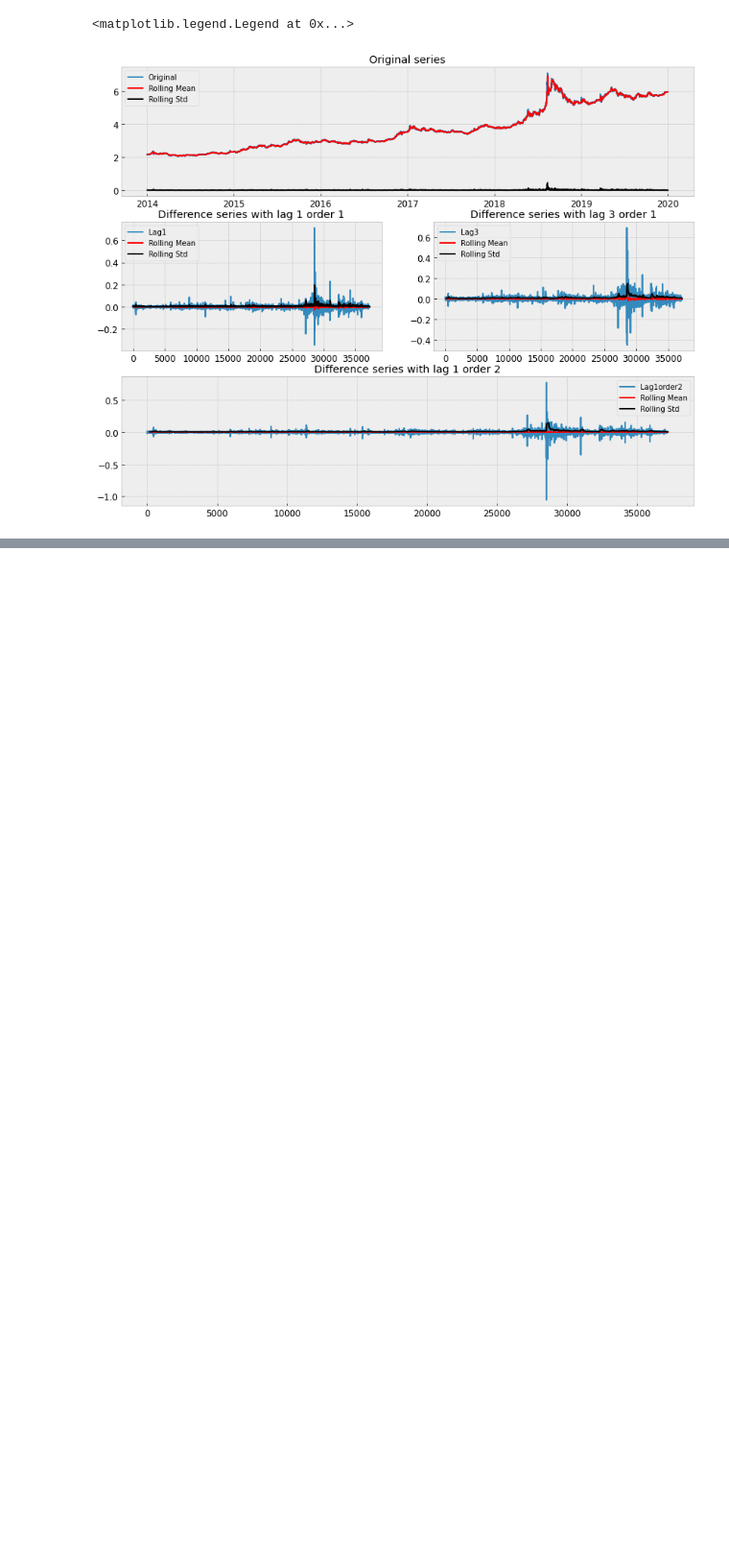
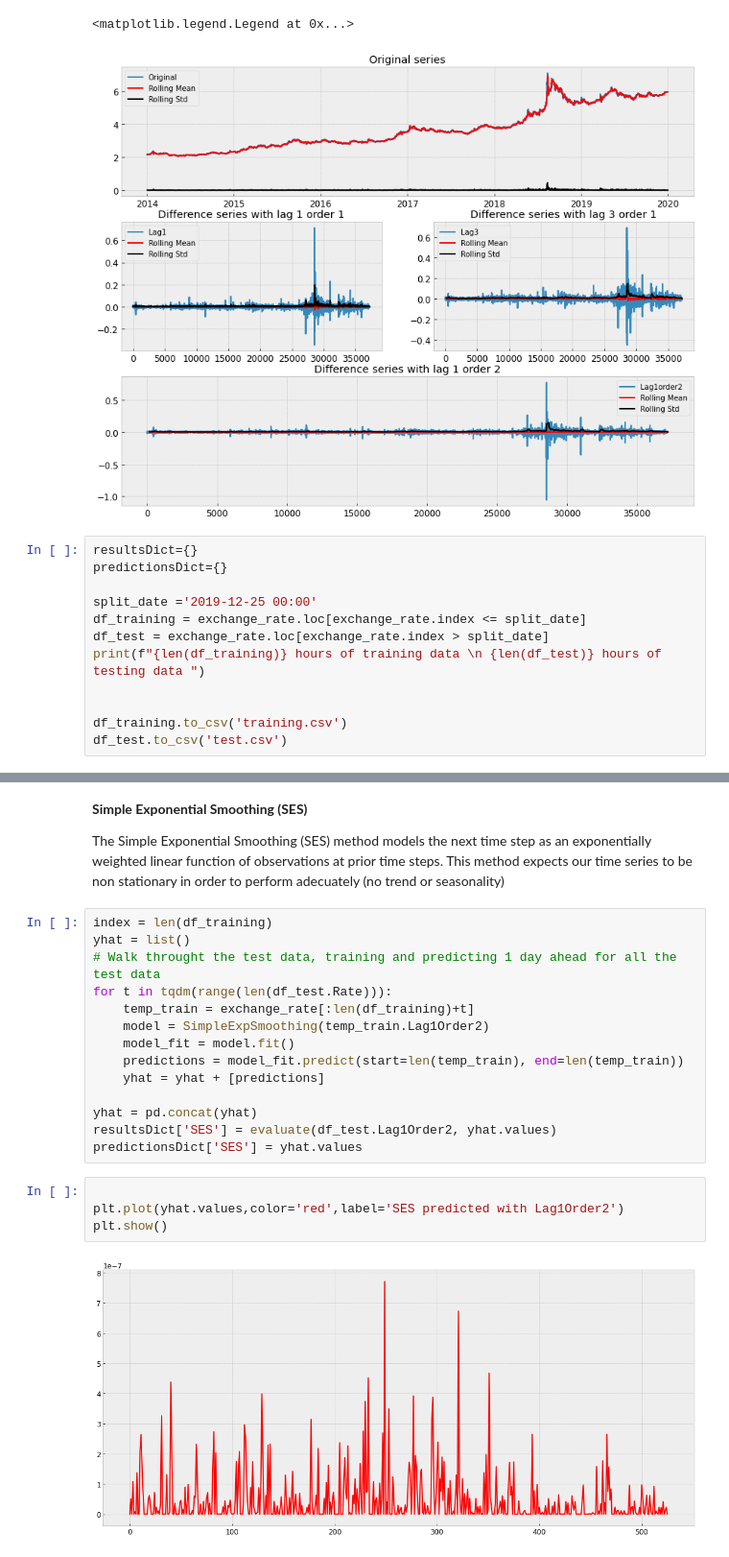
Before and after one commit to aburak256/Currency-with-Twitter, a Jupyter notebook: Project.ipynb, the cells around one changed output, grey strips where cells are left out. Shown at 96% size. Cells and saved outputs as stored; diff of their text form; blank space fills up the shorter version.

```diff
--- a/Project.ipynb
+++ b/Project.ipynb
@@ -310,3 +314,15 @@ lag1order2.legend(loc='best')
 # %% [output]
 <matplotlib.legend.Legend at 0x...>
 [figure]
+# %%
+resultsDict={}
+predictionsDict={}
+
+split_date ='2019-12-25 00:00'
+df_training = exchange_rate.loc[exchange_rate.index <= split_date]
+df_test = exchange_rate.loc[exchange_rate.index > split_date]
+print(f"{len(df_training)} hours of training data \n {len(df_test)} hours of testing data ")
+
+
+df_training.to_csv('training.csv')
+df_test.to_csv('test.csv')
@@ -312,0 +341,24 @@ lag1order2.legend(loc='best')
+# %% [markdown]
+**Simple Exponential Smoothing (SES)**
+
+The Simple Exponential Smoothing (SES) method models the next time step as an exponentially weighted linear function of observations at prior time steps. This method expects our time series to be non stationary in order to perform adecuately (no trend or seasonality)
+# %%
+index = len(df_training)
+yhat = list()
+# Walk throught the test data, training and predicting 1 day ahead for all the test data
+for t in tqdm(range(len(df_test.Rate))):
+    temp_train = exchange_rate[:len(df_training)+t]
+    model = SimpleExpSmoothing(temp_train.Lag1Order2)
+    model_fit = model.fit()
+    predictions = model_fit.predict(start=len(temp_train), end=len(temp_train))
+    yhat = yhat + [predictions]
+
+yhat = pd.concat(yhat)
+resultsDict['SES'] = evaluate(df_test.Lag1Order2, yhat.values)
+predictionsDict['SES'] = yhat.values
+# %%
+
+plt.plot(yhat.values,color='red',label='SES predicted with Lag1Order2')
+plt.show()
+# %% [output]
+[figure, added]
```
Also changed, not shown: parts of 30 cells of this notebook.
